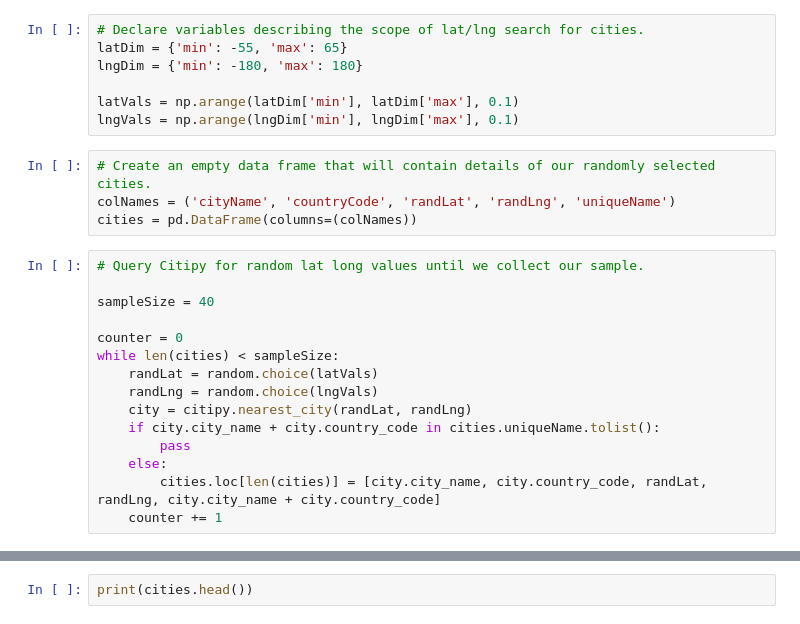
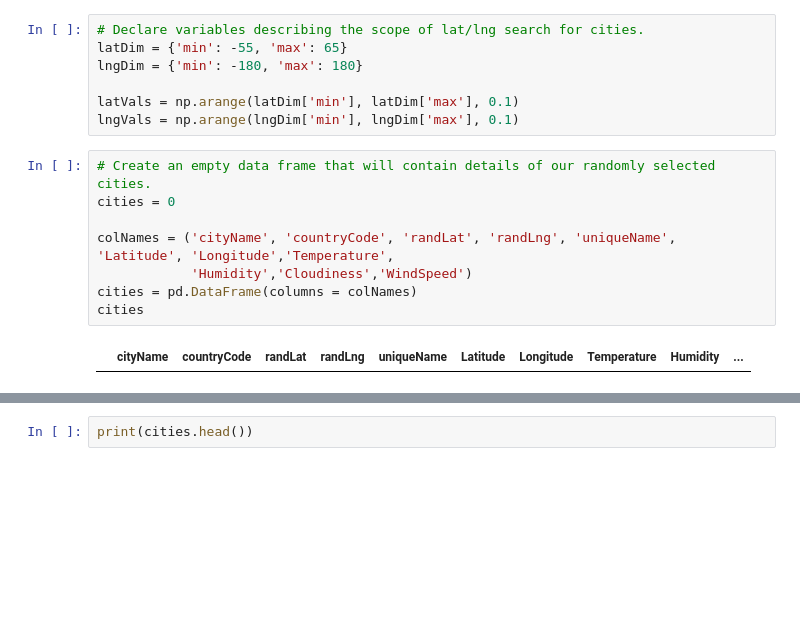
Before and after one commit to Jkremr/Temp-lat-lng-analysis, a Jupyter notebook: weather_analysis.ipynb, the cells around one changed output, grey strips where cells are left out. Saved outputs shown, nothing was run; the diff lists cells and outputs as text; blank space fills up the shorter version.

```diff
--- a/weather_analysis.ipynb
+++ b/weather_analysis.ipynb
@@ -20,20 +20,11 @@ latVals = np.arange(latDim['min'], latDim['max'], 0.1)
 lngVals = np.arange(lngDim['min'], lngDim['max'], 0.1)
 # %%
 # Create an empty data frame that will contain details of our randomly selected cities.
-colNames = ('cityName', 'countryCode', 'randLat', 'randLng', 'uniqueName')
-cities = pd.DataFrame(columns=(colNames))
+cities = 0
+
+colNames = ('cityName', 'countryCode', 'randLat', 'randLng', 'uniqueName', 'Latitude', 'Longitude','Temperature',
+            'Humidity','Cloudiness','WindSpeed')
+cities = pd.DataFrame(columns = colNames)
+cities
+# %% [output]
+|  | cityName | countryCode | randLat | randLng | uniqueName | Latitude | Longitude | Temperature | Humidity | ... |
-# %%
-# Query Citipy for random lat long values until we collect our sample.
-
-sampleSize = 40
-
-counter = 0
-while len(cities) < sampleSize:
-    randLat = random.choice(latVals)
-    randLng = random.choice(lngVals)
-    city = citipy.nearest_city(randLat, randLng)
-    if city.city_name + city.country_code in cities.uniqueName.tolist():
-        pass
-    else:
-        cities.loc[len(cities)] = [city.city_name, city.country_code, randLat, randLng, city.city_name + city.country_code]
-    counter += 1
```
Also changed, not shown: parts of 7 cells of this notebook.
